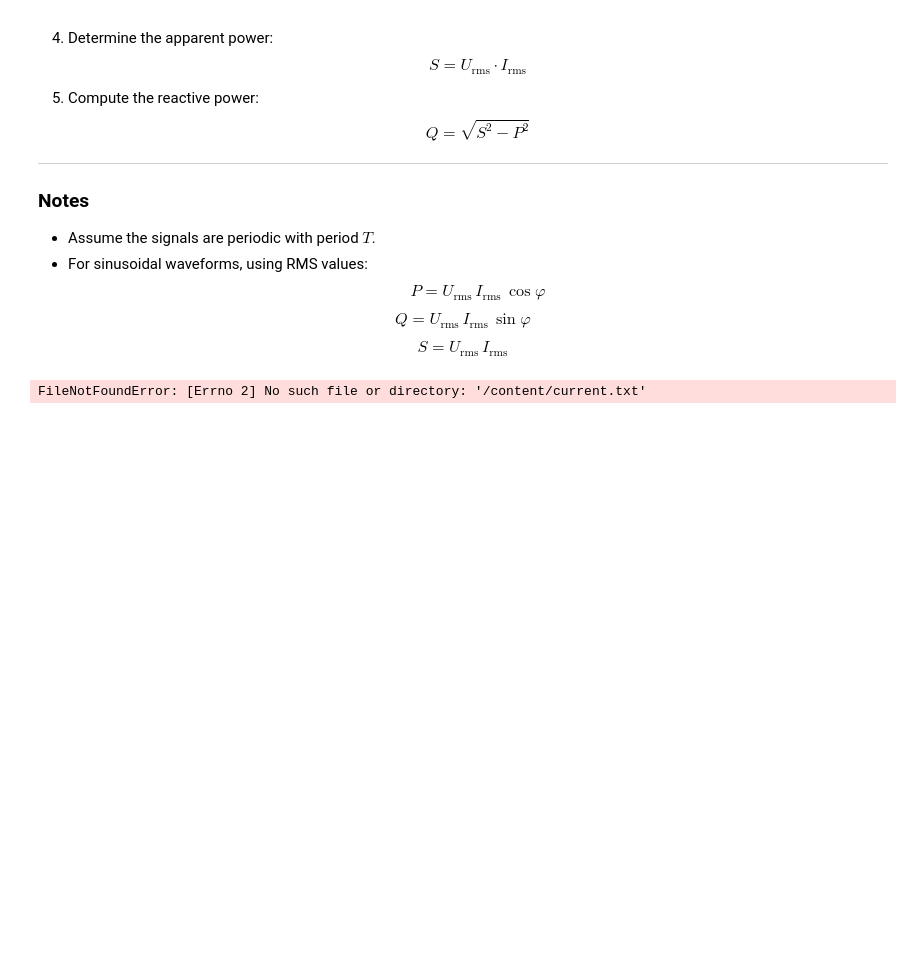
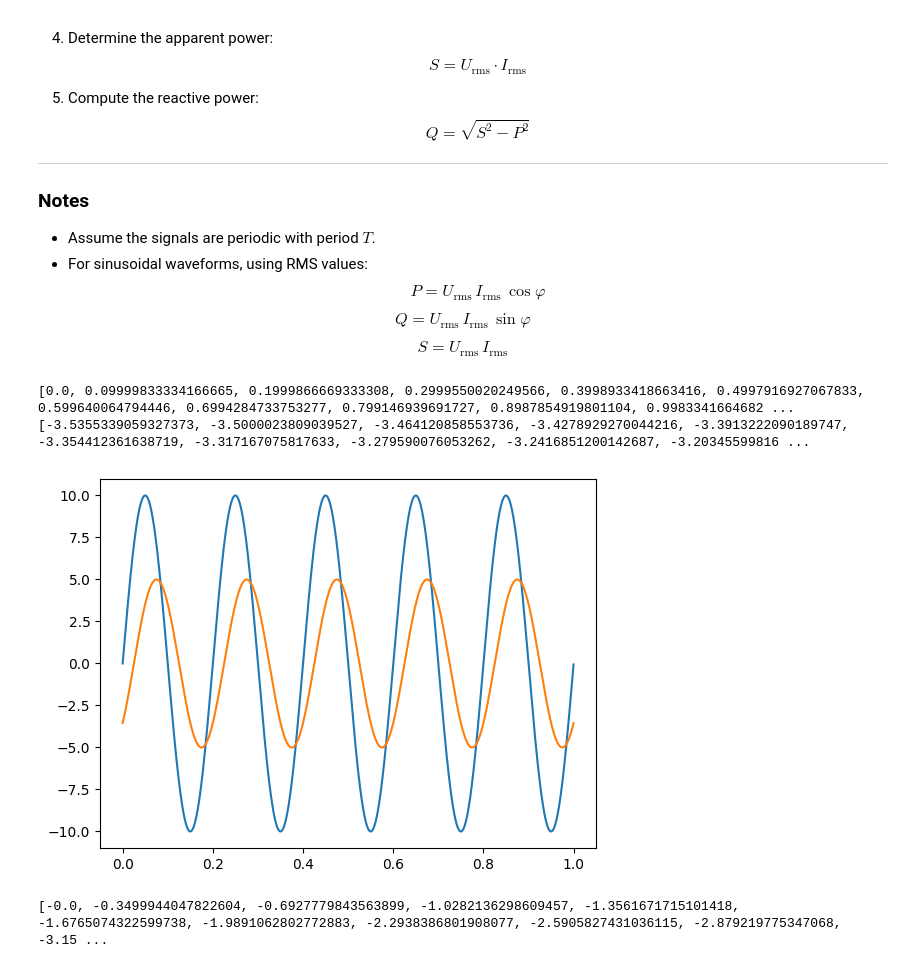
Before and after one commit to Bogdomeble/Python-EE, a Jupyter notebook: lab3/Copy_of_PyEE26_W1_2.ipynb, the cells around one changed output. Drawn from its saved outputs; the diff is of its cells as text; code cells hidden in the pictures; blank space fills up the shorter version.

```diff
--- a/lab3/Copy_of_PyEE26_W1_2.ipynb
+++ b/lab3/Copy_of_PyEE26_W1_2.ipynb
@@ -674,30 +666,33 @@ $$
 # %%
 import numpy as np
 import matplotlib.pyplot as plt
 
 voltage_list = []
 current_list = []
 Period = 1/50 # 20ms
-with open('/content/current.txt', 'r') as file:
+with open('current.txt', 'r') as file:
     lines = file.readlines()
     for line in lines:
       current_list.append(float(line))
 
-with open('/content/voltage.txt','r') as file:
+with open('voltage.txt','r') as file:
   lines = file.readlines()
   for line in lines:
     voltage_list.append(float(line))
 
 print(voltage_list)
 print(current_list)
 time = np.linspace(0,1,len(voltage_list))
 plt.plot(time,voltage_list)
 plt.plot(time,current_list)
 #sns.scatterplot(y=voltage_list,x=time)
 plt.show()
 inst_power_list = []
 for i in range(len(voltage_list)):
   inst_power_list.append( voltage_list[i] * current_list[i])
 print(inst_power_list)
 # %% [output]
-FileNotFoundError: [Errno 2] No such file or directory: '/content/current.txt'
+[0.0, 0.09999833334166665, 0.1999866669333308, 0.2999550020249566, 0.3998933418663416, 0.4997916927067833, 0.599640064794446, 0.6994284733753277, 0.799146939691727, 0.8987854919801104, 0.9983341664682 ...
+[-3.5355339059327373, -3.5000023809039527, -3.464120858553736, -3.4278929270044216, -3.3913222090189747, -3.354412361638719, -3.317167075817633, -3.279590076053262, -3.2416851200142687, -3.20345599816 ...
+[figure, added]
+[-0.0, -0.3499944047822604, -0.6927779843563899, -1.0282136298609457, -1.3561671715101418, -1.6765074322599738, -1.9891062802772883, -2.2938386801908077, -2.5905827431036115, -2.879219775347068, -3.15 ...
```
Also changed, not shown: parts of 4 cells of this notebook, 2 other files.
